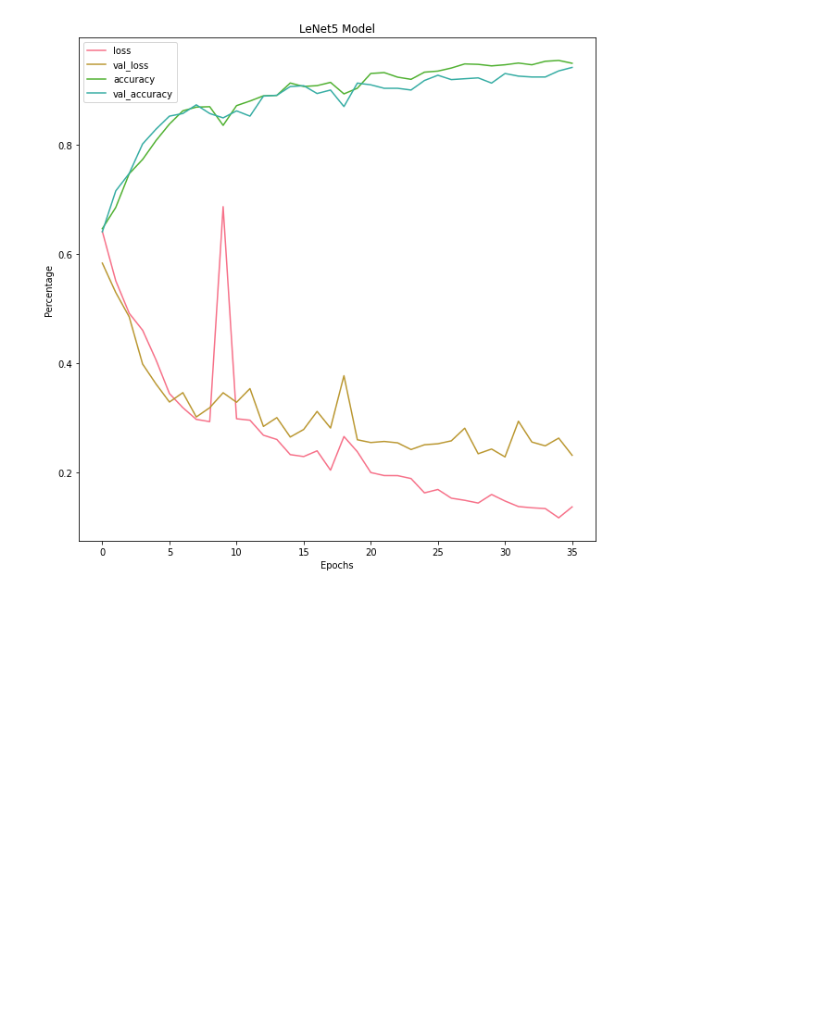
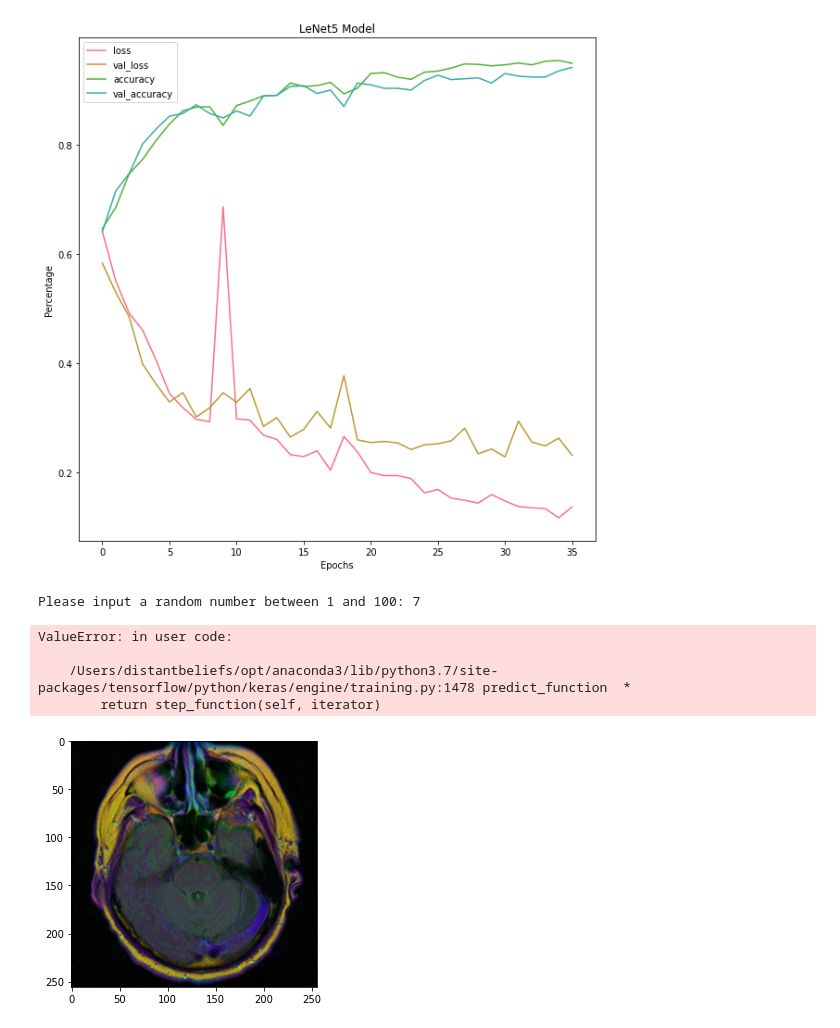
Before and after one commit to lraganit-star/CapstoneTwo, a Jupyter notebook: brain_tumor.ipynb, the cells around one changed output. Saved outputs shown, nothing was run; the diff lists cells and outputs as text; code cells hidden in the pictures; blank space fills up the shorter version.

```diff
--- a/brain_tumor.ipynb
+++ b/brain_tumor.ipynb
@@ -576,3 +531,37 @@ plt.legend()
 plt.show()
 # %% [output]
 [figure]
+# %%
+model = Sequential([
+    layers.Conv2D(128, 6, activation="relu", padding="same",input_shape=[256,256,3]),#input shape: [rows, columns, channels]
+    layers.MaxPooling2D(4),
+    layers.Conv2D(128, 2, activation="relu", padding="same"),
+    layers.Conv2D(128, 2, activation="relu", padding="same"),
+    layers.MaxPooling2D(4),
+    layers.Conv2D(256, 2, activation="relu", padding="same"),
+    layers.Conv2D(256, 2, activation="relu", padding="same"),
+    layers.MaxPooling2D(2),
+    layers.Flatten(),
+    layers.Dense(128, activation="relu"),
+    layers.Dropout(0.5),
+    layers.Dense(64, activation="relu"),
+    layers.Dropout(0.5),
+    layers.Dense(2, activation="softmax")])
+# %%
+Xnew = int(input('Please input a random number between 1 and 100: '))
+
+fig, axs = plt.subplots()
+img = io.imread(brain_df.image_path[Xnew])
+axs.imshow(img)
+fig.tight_layout()
+
+test_idg = ImageDataGenerator(rescale=1/255, shear_range = 0.2, zoom_range = 0.2,)
+y_proba = model.predict(img)
+#y_classes = keras.np_utils.probas_to_classes(y_proba)
+# %% [output]
+Please input a random number between 1 and 100: 7
+ValueError: in user code:
+
+    /Users/distantbeliefs/opt/anaconda3/lib/python3.7/site-packages/tensorflow/python/keras/engine/training.py:1478 predict_function  *
+        return step_function(self, iterator)
+[figure, added]
```
Also changed, not shown: parts of 9 cells of this notebook, 4 other files.
